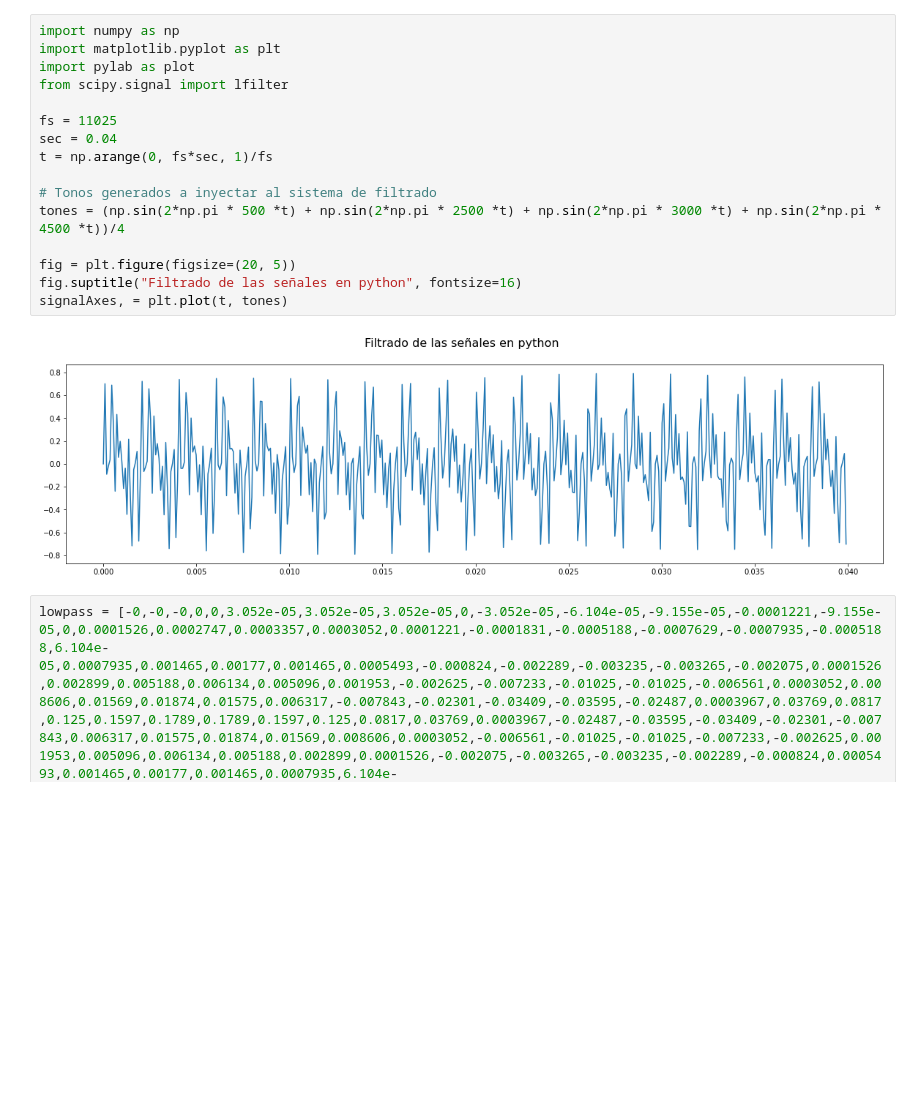
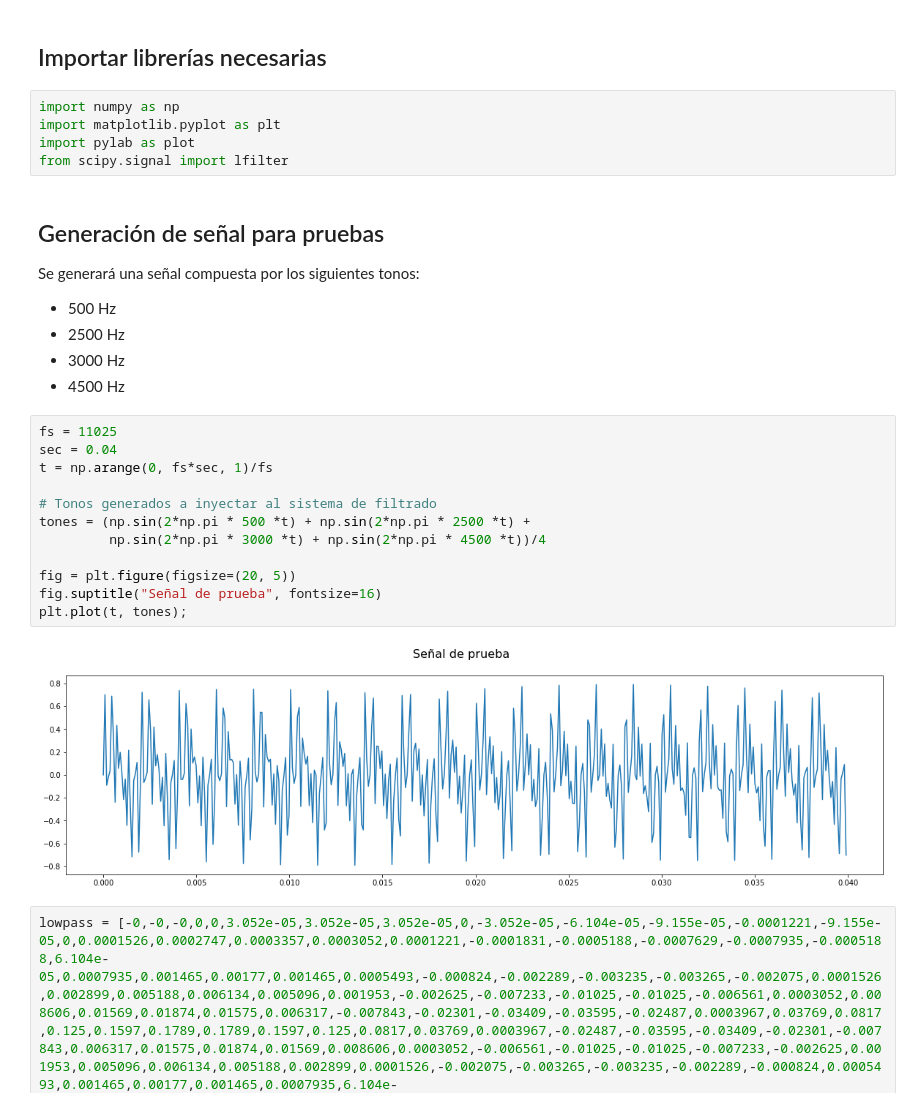
Before and after one commit to davidbro-in/pds-fir-pipeline, a Jupyter notebook: notebooks/fir.ipynb, the cells around one changed output. Drawn from its saved outputs; the diff is of its cells as text; blank space fills up the shorter version.

```diff
--- a/notebooks/fir.ipynb
+++ b/notebooks/fir.ipynb
@@ -3,21 +12,33 @@
+# %% [markdown]
+## Importar librerías necesarias
+# %%
+import numpy as np
+import matplotlib.pyplot as plt
+import pylab as plot
+from scipy.signal import lfilter
+# %% [markdown]
+## Generación de señal para pruebas
+
+Se generará una señal compuesta por los siguientes tonos:
+
+- 500 Hz
+- 2500 Hz
+- 3000 Hz
+- 4500 Hz
 # %%
-import numpy as np
-import matplotlib.pyplot as plt
-import pylab as plot
-from scipy.signal import lfilter
-
 fs = 11025
 sec = 0.04
 t = np.arange(0, fs*sec, 1)/fs
 
 # Tonos generados a inyectar al sistema de filtrado
-tones = (np.sin(2*np.pi * 500 *t) + np.sin(2*np.pi * 2500 *t) + np.sin(2*np.pi * 3000 *t) + np.sin(2*np.pi * 4500 *t))/4
+tones = (np.sin(2*np.pi * 500 *t) + np.sin(2*np.pi * 2500 *t) +
+         np.sin(2*np.pi * 3000 *t) + np.sin(2*np.pi * 4500 *t))/4
 
 fig = plt.figure(figsize=(20, 5))
-fig.suptitle("Filtrado de las señales en python", fontsize=16)
-signalAxes, = plt.plot(t, tones)
+fig.suptitle("Señal de prueba", fontsize=16)
+plt.plot(t, tones);
 # %% [output]
-[figure, old version]
+[figure, new version]
 # %%
 lowpass = [-0,-0,-0,0,0,3.052e-05,3.052e-05,3.052e-05,0,-3.052e-05,-6.104e-05,-9.155e-05,-0.0001221,-9.155e-05,0,0.0001526,0.0002747,0.0003357,0.0003052,0.0001221,-0.0001831,-0.0005188,-0.0007629,-0.0007935,-0.0005188,6.104e-05,0.0007935,0.001465,0.00177,0.001465,0.0005493,-0.000824,-0.002289,-0.003235,-0.003265,-0.002075,0.0001526,0.002899,0.005188,0.006134,0.005096,0.001953,-0.002625,-0.007233,-0.01025,-0.01025,-0.006561,0.0003052,0.008606,0.01569,0.01874,0.01575,0.006317,-0.007843,-0.02301,-0.03409,-0.03595,-0.02487,0.0003967,0.03769,0.0817,0.125,0.1597,0.1789,0.1789,0.1597,0.125,0.0817,0.03769,0.0003967,-0.02487,-0.03595,-0.03409,-0.02301,-0.007843,0.006317,0.01575,0.01874,0.01569,0.008606,0.0003052,-0.006561,-0.01025,-0.01025,-0.007233,-0.002625,0.001953,0.005096,0.006134,0.005188,0.002899,0.0001526,-0.002075,-0.003265,-0.003235,-0.002289,-0.000824,0.0005493,0.001465,0.00177,0.001465,0.0007935,6.104e-05,-0.0005188,-0.0007935,-0.0007629,-0.0005188,-0.0001831,0.0001221,0.0003052,0.0003357,0.0002747,0.0001526,0,-9.155e-05,-0.0001221,-9.155e-05,-6.104e-05,-3.052e-05,0,3.052e-05,3.052e-05,3.052e-05,0,0,-0,-0,-0]
 
```
Also changed, not shown: parts of 1 cell of this notebook.
